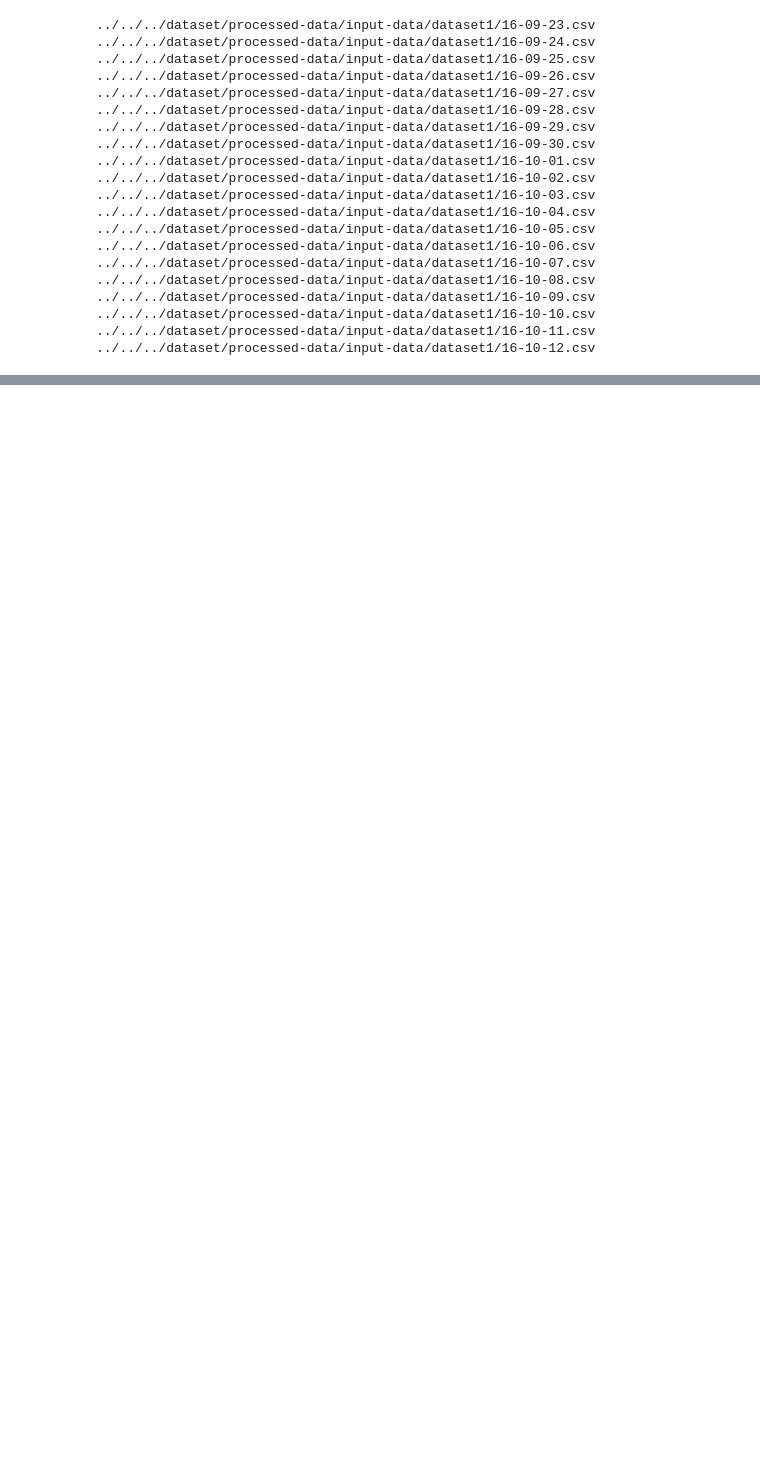
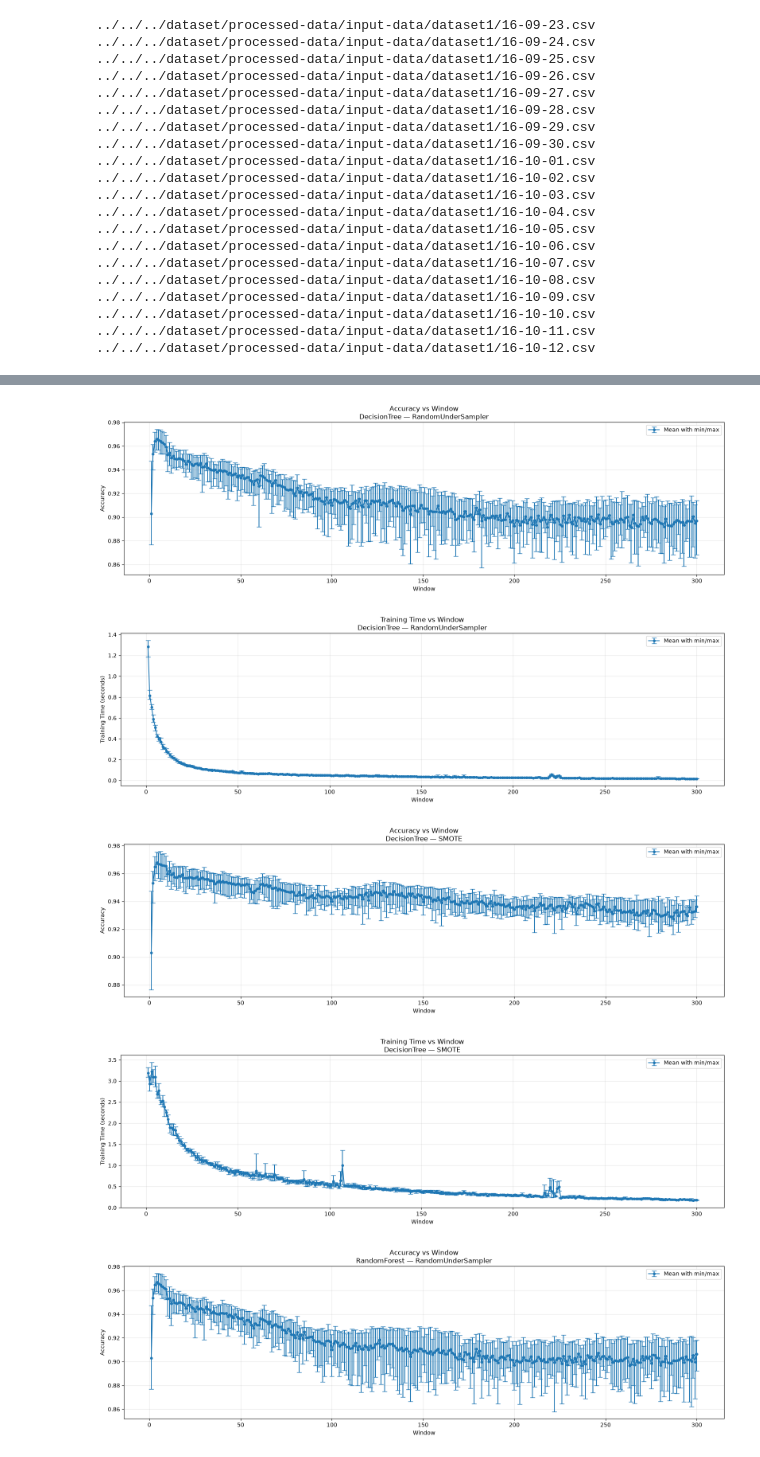
Before and after one commit to dtuan2604/NetSysResearch, a Jupyter notebook: experiment/working/phase-1/notebook.ipynb, the cells around one changed output, grey strips where cells are left out. Saved outputs shown, nothing was run; the diff lists cells and outputs as text; code cells hidden in the pictures; blank space fills up the shorter version.

```diff
--- a/experiment/working/phase-1/notebook.ipynb
+++ b/experiment/working/phase-1/notebook.ipynb
@@ -82,0 +170,17 @@ device_dict_1
+# %%
+from copy import deepcopy
+from datetime import datetime
+
+
+metric_copy = deepcopy(metrics)
+combined_df = pd.concat(
+    [
+        df.assign(window=window)
+        for window, df in metric_copy.items()
+    ],
+    ignore_index=True,
+)
+timestamp = datetime.now().strftime("%Y%m%d_%H%M%S")
+filename = f"combined_results_{timestamp}.csv"
+
+combined_df.to_csv(filename, index=False)
@@ -82,0 +345,8 @@ device_dict_1
+# %%
+plot_results(combined_df, output_dir="performance-plot")
+# %% [output]
+[figure, added]
+[figure, added]
+[figure, added]
+[figure, added]
+[figure, added]
```
Also changed, not shown: parts of 12 cells of this notebook, 11 other files.
